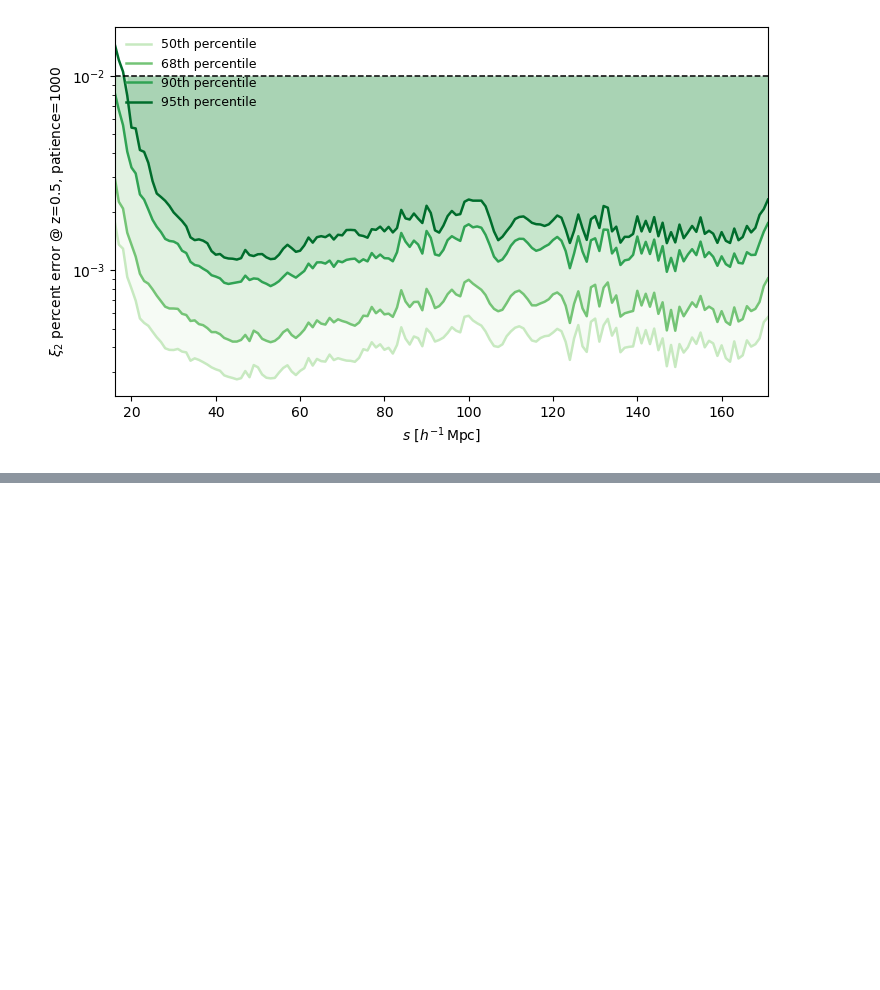
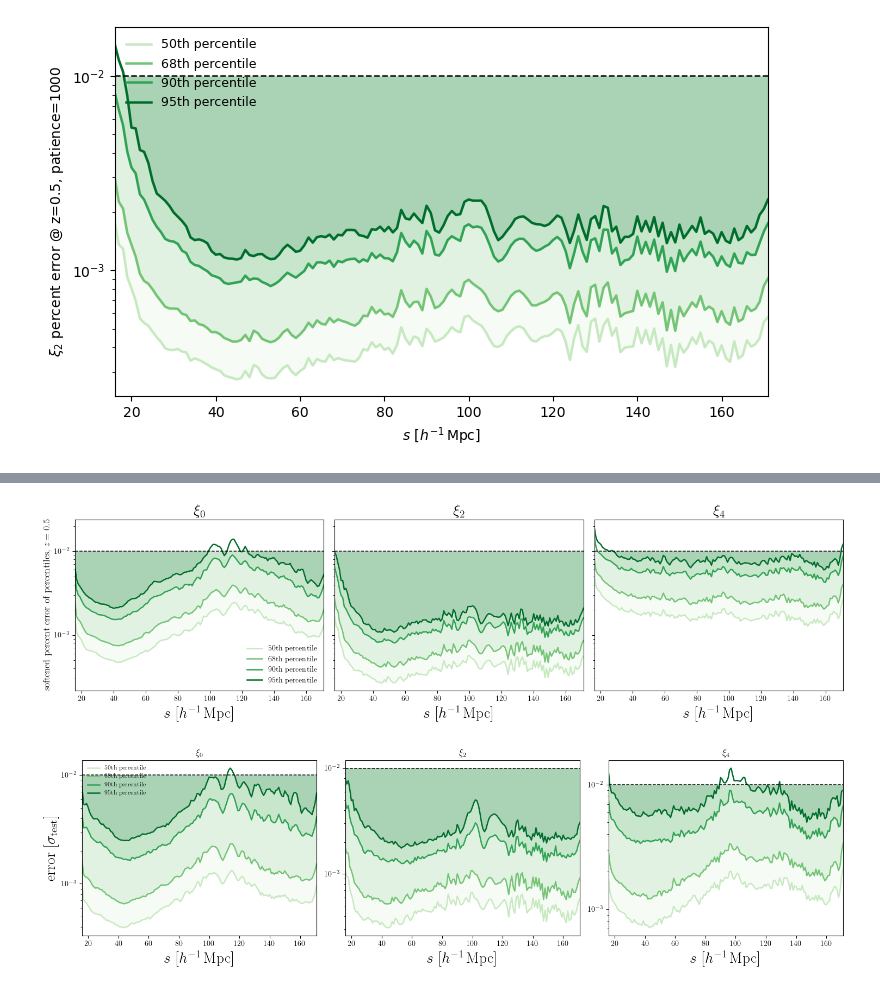
Before and after one commit to cosweeney/compact_streaming, a Jupyter notebook: nb/nn_training/train_ELSS_MLP.ipynb, the cells around one changed output, grey strips where cells are left out. Saved outputs shown, nothing was run; the diff lists cells and outputs as text; code cells hidden in the pictures; blank space fills up the shorter version.

```diff
--- a/nb/nn_training/train_ELSS_MLP.ipynb
+++ b/nb/nn_training/train_ELSS_MLP.ipynb
@@ -508,0 +624,62 @@ fig.tight_layout()
+# %%
+import matplotlib
+matplotlib.rcParams.update({'text.usetex': True,
+                            'font.family': 'Computer Modern Roman'})
+plt.rcParams['axes.labelsize'] = 20
+# %%
+ELLS = (0, 2, 4)
+emulators = {0: emu_xi0, 2: emu_xi2, 4: emu_xi4}
+pcts = [50, 68, 90, 95]
+line_c = {50: '#c7e9c0', 68: '#74c476', 90: '#31a354', 95: '#006d2c'}
+
+def soft_frac_pct(pred, truth, sigma_s, floor=0.1):
+    """Percent-like error that floors out near truth's zero crossings
+    instead of diverging. floor is in units of sigma_s (the per-bin scatter)."""
+    denom = np.sqrt(truth**2 + (floor * sigma_s)**2)
+    return np.abs(pred - truth) / denom
+
+
+preds, truths = {}, {}
+for i, l in enumerate(ELLS):
+    _, pred = emulators[l](params_test)
+    preds[l] = pred
+    truths[l] = xi_test[:, i]
+
+# ---------------------------------------------------------------- figure 1: fractional percent
+fig1, axes1 = plt.subplots(1, 3, figsize=(15, 4.3), sharex=True, sharey=True)
+for ax, l in zip(axes1, ELLS):
+    sigma_s = np.std(truths[l], axis=0)
+    frac = soft_frac_pct(preds[l], truths[l], sigma_s, floor=0.2)
+    for p in pcts:
+        c = np.percentile(frac, p, axis=0)
+        ax.plot(s, c, color=line_c[p], lw=1.8, label=f'{p}th percentile')
+        ax.fill_between(s, c, 1e-2, where=(c < 1e-2), color=line_c[p], alpha=0.15, lw=0)
+    ax.axhline(1e-2, color='k', ls='--', lw=1.1)
+    ax.set_yscale('log')
+    ax.set_xlabel(r'$s\ [h^{-1}\,\mathrm{Mpc}]$')
+    ax.set_title(rf'$\xi_{l}$', fontsize=20)
+    ax.margins(x=0)
+axes1[0].set_ylabel('softened percent error of percentiles, $z=0.5$', fontsize=12)
+axes1[0].legend(frameon=False, fontsize=10, loc='lower right')
+fig1.tight_layout()
+
+# ---------------------------------------------------------------- figure 2: scaled by per-bin scatter
+fig2, axes2 = plt.subplots(1, 3, figsize=(15, 4.3), sharex=True)
+for ax, l in zip(axes2, ELLS):
+    sigma_s = np.std(truths[l], axis=0)               # per-bin scatter across the test set
+    resid = np.abs(preds[l] - truths[l]) / sigma_s
+    for p in pcts:
+        c = np.percentile(resid, p, axis=0)
+        ax.plot(s, c, color=line_c[p], lw=1.8, label=f'{p}th percentile')
+        ax.fill_between(s, c, 0.01, where=(c < 0.01), color=line_c[p], alpha=0.15, lw=0)
+    ax.axhline(0.01, color='k', ls='--', lw=1.1)
+    ax.set_yscale('log')
+    ax.set_xlabel(r'$s\ [h^{-1}\,\mathrm{Mpc}]$')
+    ax.set_title(rf'$\xi_{l}$', fontsize=12)
+    ax.margins(x=0)
+axes2[0].set_ylabel(r'error [$\sigma_{\rm test}$]')
+axes2[0].legend(frameon=False, fontsize=8, loc='upper left')
+fig2.tight_layout()
+# %% [output]
+[figure, added]
+[figure, added]
```
Also changed, not shown: parts of 4 cells of this notebook, 19 other files.
